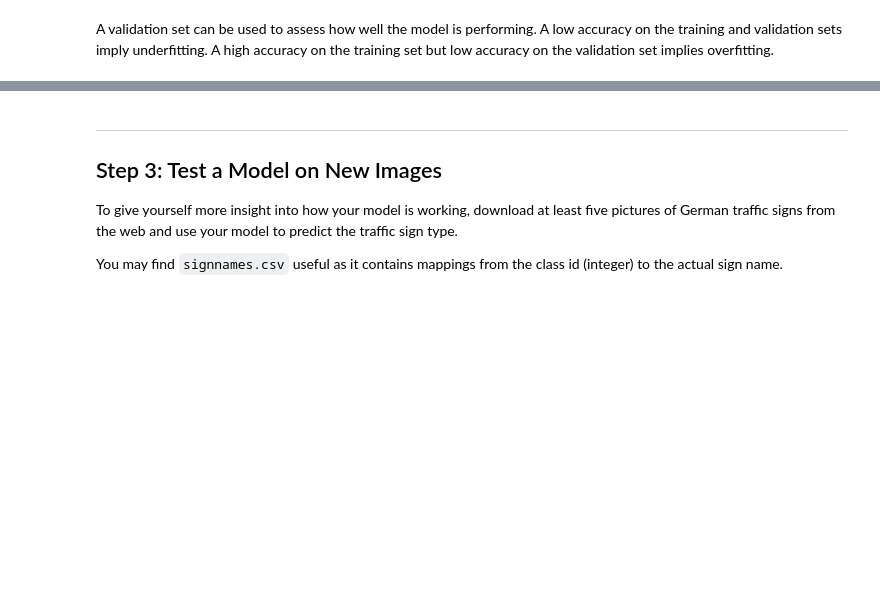
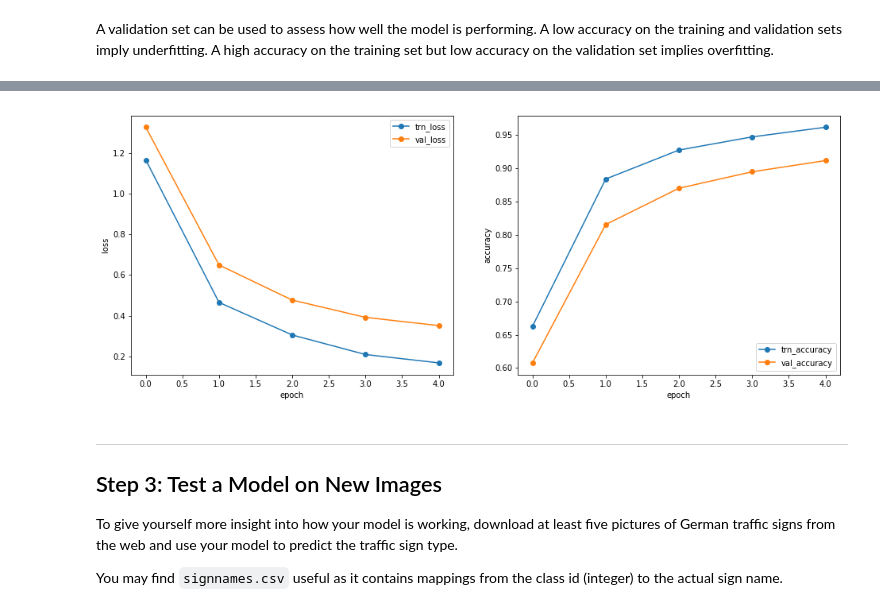
Before and after one commit to mrrocketraccoon/GermanTrafficSignClassifier, a Jupyter notebook: Traffic_Sign_Classifier.ipynb, the cells around one changed output, grey strips where cells are left out. Cells and saved outputs as stored; diff of their text form; code cells hidden in the pictures; blank space fills up the shorter version.

```diff
--- a/Traffic_Sign_Classifier.ipynb
+++ b/Traffic_Sign_Classifier.ipynb
@@ -211,6 +232,25 @@ def LeNet(x):
 # %% [markdown]
 A validation set can be used to assess how well the model is performing. A low accuracy on the training and validation
 sets imply underfitting. A high accuracy on the training set but low accuracy on the validation set implies overfitting.
+# %%
+def plot_history(tr_accuracy_history, tr_loss_history, val_accuracy_history, val_loss_history):
+
+    implot = plt.figure(figsize=(16,6))
+    plt.subplot(1,2,1)
+    plt.plot(tr_loss_history, '-o')
+    plt.plot(val_loss_history, '-o')
+    plt.legend(['trn_loss', 'val_loss'], loc='upper right')
+    plt.xlabel('epoch')
+    plt.ylabel('loss')
+
+    plt.subplot(1,2,2)
+    plt.plot(tr_accuracy_history, '-o')
+    plt.plot(val_accuracy_history, '-o')
+    plt.legend(['trn_accuracy', 'val_accuracy'], loc='lower right')
+    plt.xlabel('epoch')
+    plt.ylabel('accuracy')
+
+    plt.show()
 # %%
 ### Train your model here.
 ### Calculate and report the accuracy on the training and validation set.
@@ -224,15 +264,22 @@ from sklearn.utils import shuffle
 x = tf.placeholder(tf.float32, (None, 32, 32, 1))
 y = tf.placeholder(tf.int32, (None))
 one_hot_y = tf.one_hot(y, 43)
+keep_prob = tf.placeholder(tf.float32, (None))
+
+tr_accuracy_history = []
+val_accuracy_history = []
+tr_loss_history = []
+val_loss_history = []
 
 #Training Pipeline
-EPOCHS = 10
+EPOCHS = 5
 BATCH_SIZE = 128
-rate = 0.0006
-modelLocation = './models/modified_lenet'
+rate = 0.001
+model_location = './models/modified_lenet'
 
 logits = LeNet(x)
 cross_entropy = tf.nn.softmax_cross_entropy_with_logits(labels=one_hot_y, logits=logits)
+
 loss_operation = tf.reduce_mean(cross_entropy)
 optimizer = tf.train.AdamOptimizer(learning_rate = rate)
 training_operation = optimizer.minimize(loss_operation)
@@ -245,12 +292,14 @@ saver = tf.train.Saver()
 def evaluate(X_data, y_data):
     num_examples = len(X_data)
     total_accuracy = 0
+    cross_entropy_loss = []
     sess = tf.get_default_session()
     for offset in range(0, num_examples, BATCH_SIZE):
         batch_x, batch_y = X_data[offset:offset+BATCH_SIZE], y_data[offset:offset+BATCH_SIZE]
-        accuracy = sess.run(accuracy_operation, feed_dict={x: batch_x, y: batch_y})
+        [accuracy, loss] = sess.run([accuracy_operation, cross_entropy], feed_dict={x: batch_x, y: batch_y, keep_prob: 1.0})
         total_accuracy += (accuracy * len(batch_x))
-    return total_accuracy / num_examples
+        cross_entropy_loss.extend(loss)
+    return total_accuracy / num_examples, np.mean(cross_entropy_loss)
 
 #Train the model
 with tf.Session() as sess:
@@ -263,15 +312,22 @@ with tf.Session() as sess:
         for offset in range(0, num_examples, BATCH_SIZE):
             end = offset + BATCH_SIZE
             batch_x, batch_y = X_train_preprocessed[offset:end], y_train_preprocessed[offset:end]
-            sess.run(training_operation, feed_dict={x: batch_x, y: batch_y})
+            sess.run(training_operation, feed_dict={x: batch_x, y: batch_y, keep_prob: 0.7})
 
-        validation_accuracy = evaluate(X_validation_normalized, y_valid)
+        training_accuracy, training_loss = evaluate(X_train_normalized, y_train)
+        tr_accuracy_history.append(training_accuracy)
+        tr_loss_history.append(training_loss)
+
+        validation_accuracy, validation_loss = evaluate(X_validation_normalized, y_valid)
+        val_accuracy_history.append(validation_accuracy)
+        val_loss_history.append(validation_loss)
+
         print("EPOCH {} ...".format(i+1))
-        print("Validation Accuracy = {:.3f}".format(validation_accuracy))
-        print()
-
-    saver.save(sess, modelLocation)
+        print("Training Accuracy = {:.3f}, Training Loss = {:.3f}".format(training_accuracy, training_loss))
+        print("Validation Accuracy = {:.3f}, Validation Loss = {:.3f}".format(validation_accuracy, validation_loss))
+    saver.save(sess, model_location)
     print("Model saved")
+plot_history(tr_accuracy_history, tr_loss_history, val_accuracy_history, val_loss_history)
 # %% [output]
 Training...
 EPOCH 1 ...
@@ -292,4 +348,5 @@ Validation Accuracy = 0.885
 Model saved
+[figure, added]
 # %% [markdown]
 ---
 
```
Also changed, not shown: parts of 12 cells of this notebook.
